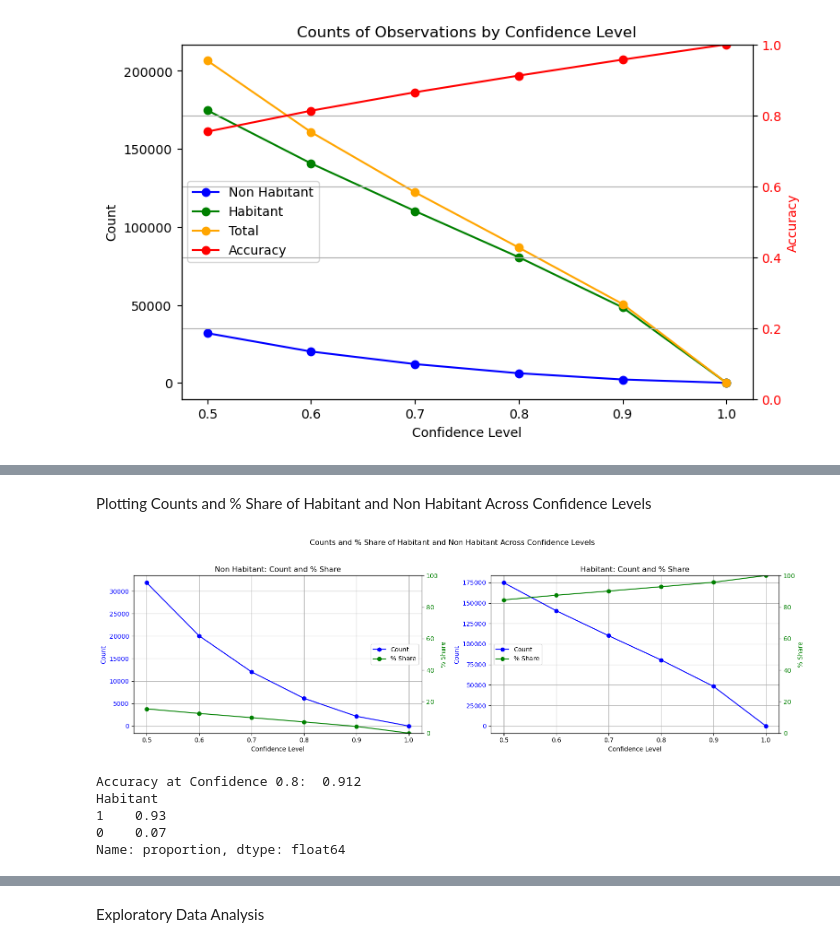
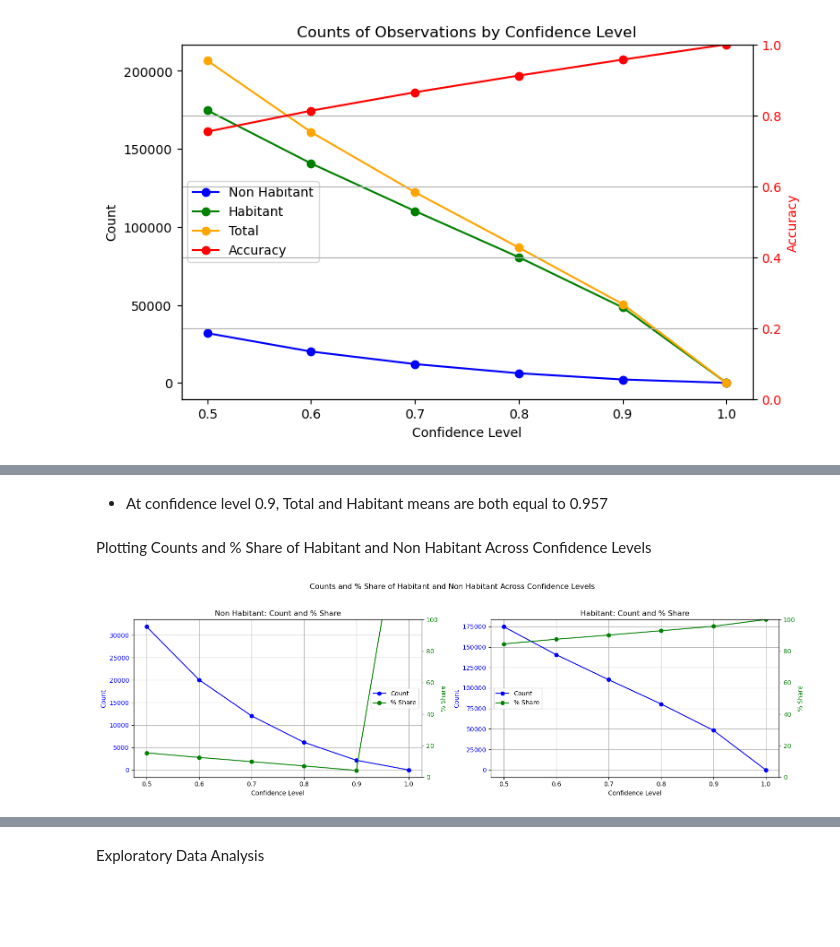
Before and after one commit to andreihushcha/bird_audio_2025, a Jupyter notebook: EDA_20250403.ipynb, the cells around one changed output, grey strips where cells are left out. Cells and saved outputs as stored; diff of their text form; code cells hidden in the pictures; blank space fills up the shorter version.

```diff
--- a/EDA_20250318.ipynb
+++ b/EDA_20250403.ipynb
@@ -197 +178,15 @@ _ _ _ _ _ _ _ _ _ _ _ _ _ _ _ _ _ _ _ _ _ _ _ _ _ _ _ _ _ _ _ _ _ _ _ _ _ _ _ _
+# %%
+# Define confidence levels and corresponding datasets
+datasets = ['0.5', '0.6', '0.7', '0.8', '0.9', '1.0']
+
+# Counts for values 0 and 1 for each dataset in the 'Habitant' column
+counts_0 = [x['Habitant'].value_counts().get(0, 2) for x in [data_05, data_06, data_07, data_08, data_09, data_10]]
+counts_1 = [x['Habitant'].value_counts().get(1, 2) for x in [data_05, data_06, data_07, data_08, data_09, data_10]]
+
+# Percentage for values 0 and 1 for each dataset in the 'Habitant' column
+percentage_0 = [x['Habitant'].value_counts(normalize=True).get(0, 2) * 100 for x in [data_05, data_06, data_07, data_08, data_09, data_10]]
+percentage_1 = [x['Habitant'].value_counts(normalize=True).get(1, 2) * 100 for x in [data_05, data_06, data_07, data_08, data_09, data_10]]
+
+# Total observations counts for each dataset
+total_counts = [len(data_05), len(data_06), len(data_07), len(data_08), len(data_09), len(data_10)]
 # %% [markdown]
@@ -199,16 +194,12 @@ Plot Total, Habitant and Non Habitant observations by confidence levels
 # %%
-# Define confidence levels and corresponding datasets
-datasets = ['0.5', '0.6', '0.7', '0.8', '0.9', '1.0']
-
-# Extract counts for values 0 and 1 for each dataset
-counts_0 = [x['Habitant'].value_counts().get(0, 0) for x in [data_05, data_06, data_07, data_08, data_09, data_10]]
-counts_1 = [x['Habitant'].value_counts().get(1, 0) for x in [data_05, data_06, data_07, data_08, data_09, data_10]]
-
-# Compute total observations counts for each dataset
-total_counts = [len(data_05), len(data_06), len(data_07), len(data_08), len(data_09), len(data_10)]
-
 # Define x-axis positions
 x = range(len(datasets))
+
+print("Confidence Levels:", datasets)
+print("Counts of Total Observations:", total_counts)
+print("Counts of Non-Habitant (0):", counts_0)
+print("Counts of Habitant (1):", counts_1)
+print("_ " * 50)
 
 plt.figure(figsize=(8, 5))
 plt.plot(x, counts_0, marker='o', linestyle='-', color = 'blue', label='Non Habitant')
@@ -401,15 +406,9 @@ Relative differences (%): [-22.21 -23.97 -29.02 -41.74 -99.89]
+# %% [markdown]
+- At confidence level 0.9, Total and Habitant means are both equal to 0.957
 # %% [markdown]
 Plotting Counts and % Share of Habitant and Non Habitant Across Confidence Levels
 # %%
-
 x = range(len(datasets))
-
-# Compute counts and percentages for Habitants 0 and 1
-counts_0 = [x['Habitant'].value_counts().get(0, 0) for x in [data_05, data_06, data_07, data_08, data_09, data_10]]
-percentage_0 = [x['Habitant'].value_counts(normalize=True).get(0, 0) * 100 for x in [data_05, data_06, data_07, data_08, data_09, data_10]]
-
-counts_1 = [x['Habitant'].value_counts().get(1, 0) for x in [data_05, data_06, data_07, data_08, data_09, data_10]]
-percentage_1 = [x['Habitant'].value_counts(normalize=True).get(1, 0) * 100 for x in [data_05, data_06, data_07, data_08, data_09, data_10]]
 
 # Create a figure with two subplots side by side
 fig, (ax_left, ax_right) = plt.subplots(1, 2, figsize=(16, 5))
@@ -436,40 +435,31 @@ lines_left, labels_left = ax_left.get_legend_handles_labels()
 lines_left_twin, labels_left_twin = ax_left_twin.get_legend_handles_labels()
 ax_left.legend(lines_left + lines_left_twin, labels_left + labels_left_twin, loc='center right')
 
 # Habitant
 ax_right.plot(x, counts_1, marker='o', linestyle='-', color = 'blue', label='Count')
 ax_right.set_xlabel("Confidence Level")
 ax_right.set_ylabel("Count", color = 'blue')
 ax_right.tick_params(axis='y', labelcolor='blue')
 ax_right.set_xticks(x)
 ax_right.set_xticklabels(datasets)
 ax_right.grid(True)
 ax_right.set_title("Habitant: Count and % Share")
 
 # Create a twin y-axis for percentage on the right subplot
 ax_right_twin = ax_right.twinx()
 ax_right_twin.plot(x, percentage_1, marker='o', linestyle='-', color='green', label='% Share')
 ax_right_twin.set_ylabel("% Share", color ='green')
 ax_right_twin.tick_params(axis='y', labelcolor='green')
 ax_right_twin.set_ylim(0, 100)
 
 # Combine legends for the right subplot
 lines_right, labels_right = ax_right.get_legend_handles_labels()
 lines_right_twin, labels_right_twin = ax_right_twin.get_legend_handles_labels()
 ax_right.legend(lines_right + lines_right_twin, labels_right + labels_right_twin, loc='center left')
 
 # Add a main title and adjust layout
 plt.suptitle("Counts and % Share of Habitant and Non Habitant Across Confidence Levels")
 plt.tight_layout(rect=[0, 0, 1, 0.95])
 plt.show()
 # %% [output]
-[figure, old version]
+[figure, new version]
-# %%
-print('Accuracy at Confidence 0.8: ', data_08['Confidence'].mean().round(3))
-print(data_08['Habitant'].value_counts(normalize=True).round(2))
-# %% [output]
-Accuracy at Confidence 0.8:  0.912
-Habitant
-1    0.93
-0    0.07
-Name: proportion, dtype: float64
```
Also changed, not shown: parts of 32 cells of this notebook, 4 other files.
